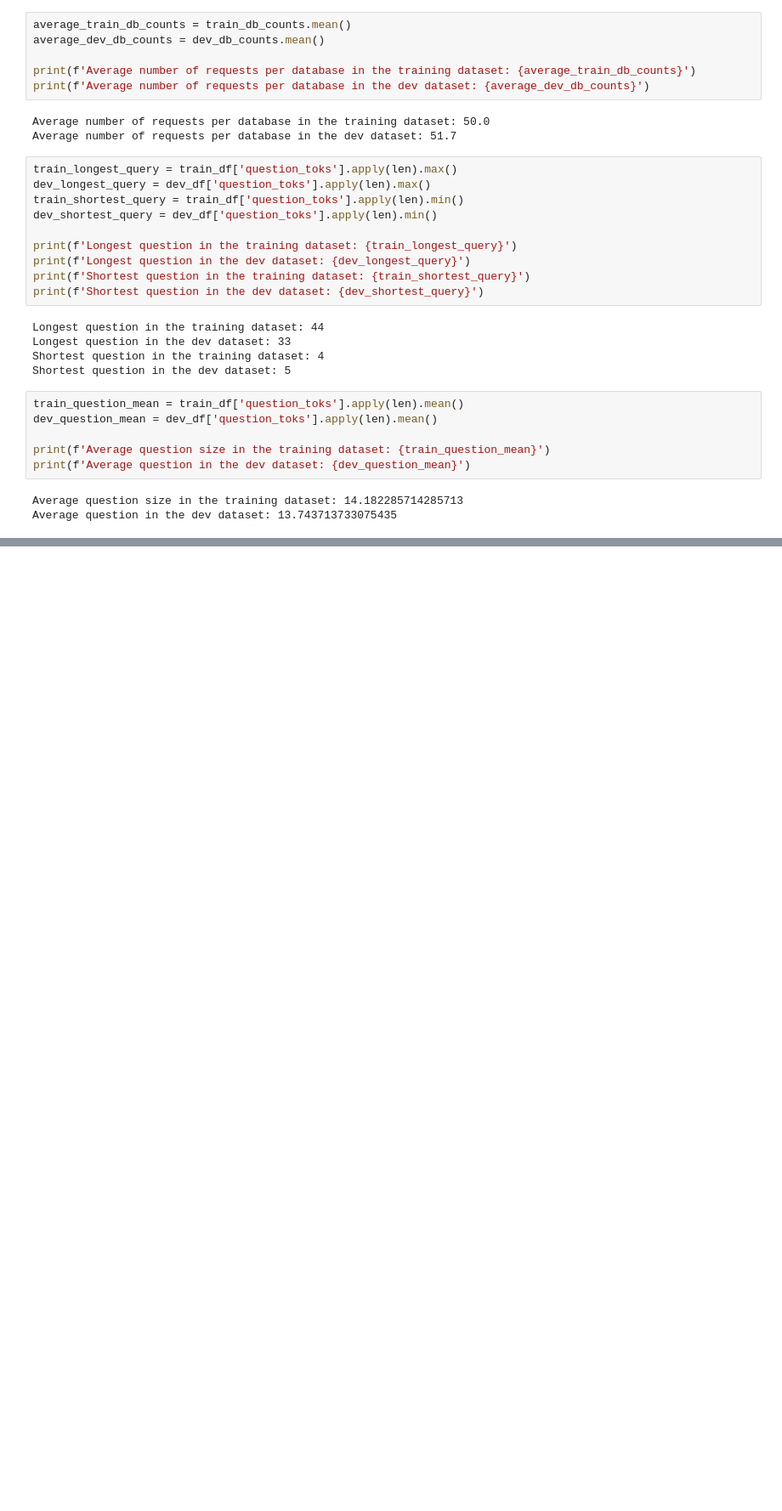
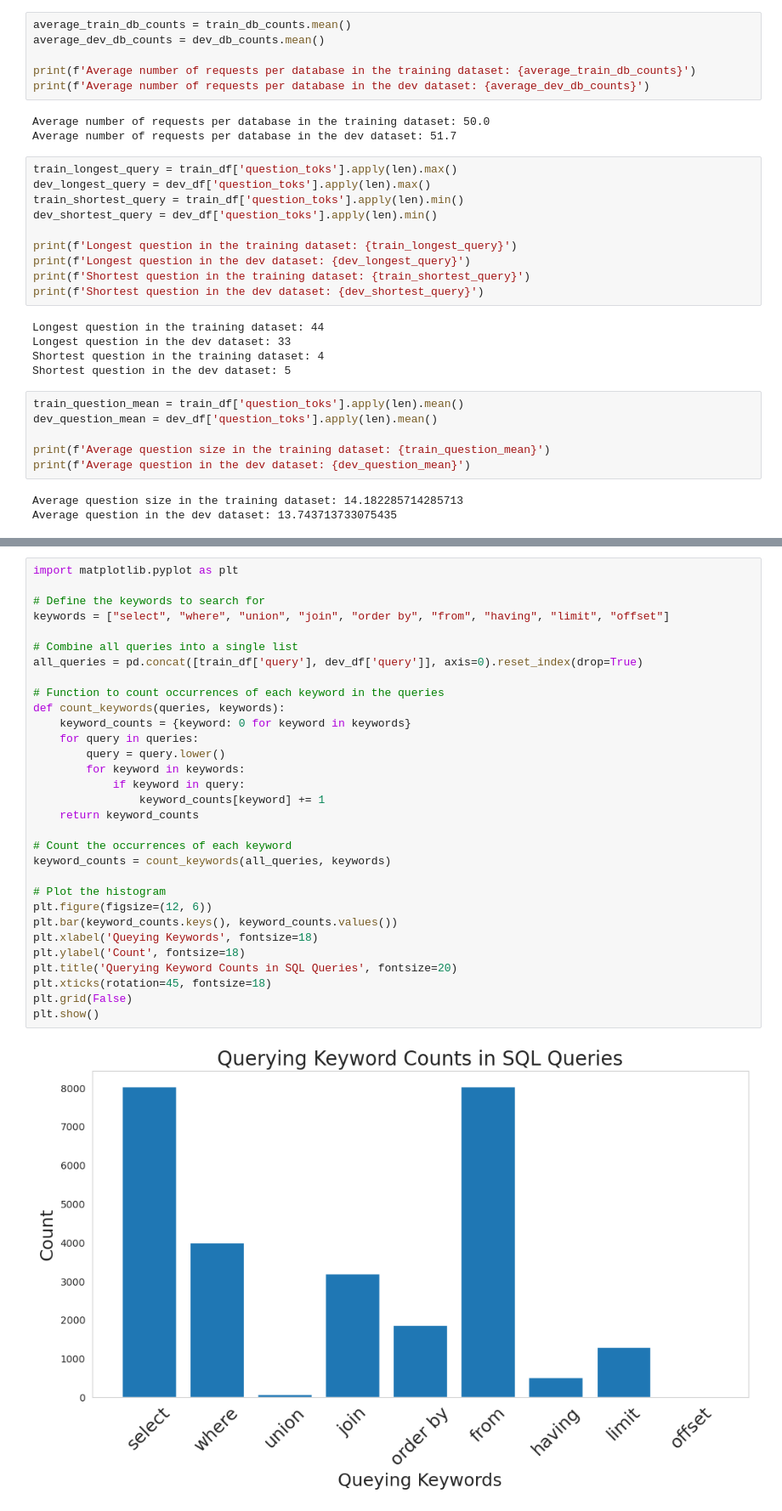
Before and after one commit to adam2305/Text2SQL, a Jupyter notebook: data_processing/data_analysis.ipynb, the cells around one changed output, grey strips where cells are left out. Shown at 85% size. Drawn from its saved outputs; the diff is of its cells as text; blank space fills up the shorter version.

```diff
--- a/data_processing/data_analysis.ipynb
+++ b/data_processing/data_analysis.ipynb
@@ -94,0 +183,33 @@ Average question in the dev dataset: 13.743713733075435
+# %%
+import matplotlib.pyplot as plt
+
+# Define the keywords to search for
+keywords = ["select", "where", "union", "join", "order by", "from", "having", "limit", "offset"]
+
+# Combine all queries into a single list
+all_queries = pd.concat([train_df['query'], dev_df['query']], axis=0).reset_index(drop=True)
+
+# Function to count occurrences of each keyword in the queries
+def count_keywords(queries, keywords):
+    keyword_counts = {keyword: 0 for keyword in keywords}
+    for query in queries:
+        query = query.lower()
+        for keyword in keywords:
+            if keyword in query:
+                keyword_counts[keyword] += 1
+    return keyword_counts
+
+# Count the occurrences of each keyword
+keyword_counts = count_keywords(all_queries, keywords)
+
+# Plot the histogram
+plt.figure(figsize=(12, 6))
+plt.bar(keyword_counts.keys(), keyword_counts.values())
+plt.xlabel('Queying Keywords', fontsize=18)
+plt.ylabel('Count', fontsize=18)
+plt.title('Querying Keyword Counts in SQL Queries', fontsize=20)
+plt.xticks(rotation=45, fontsize=18)
+plt.grid(False)
+plt.show()
+# %% [output]
+[figure, added]
```
Also changed, not shown: parts of 8 cells of this notebook.
